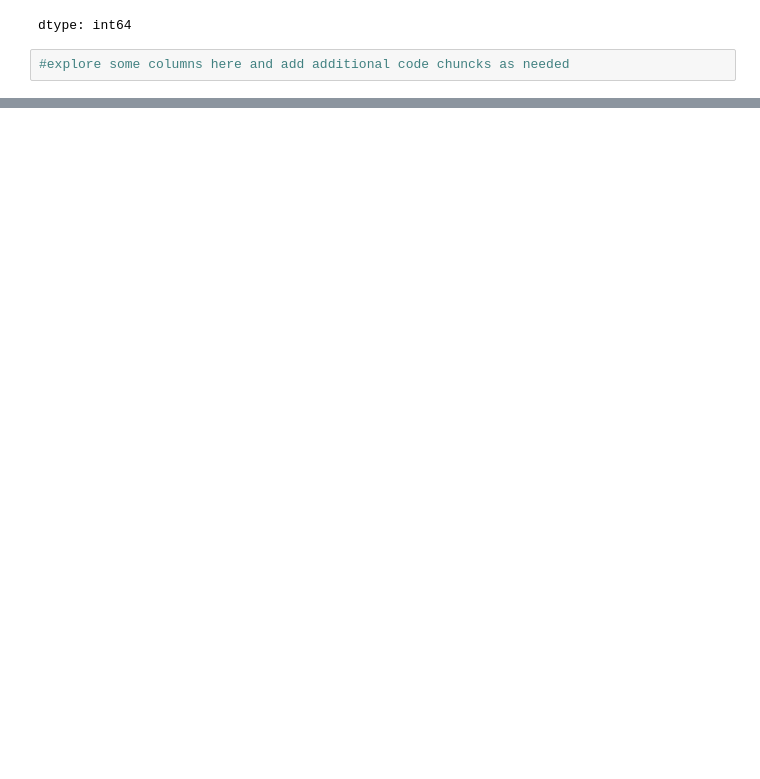
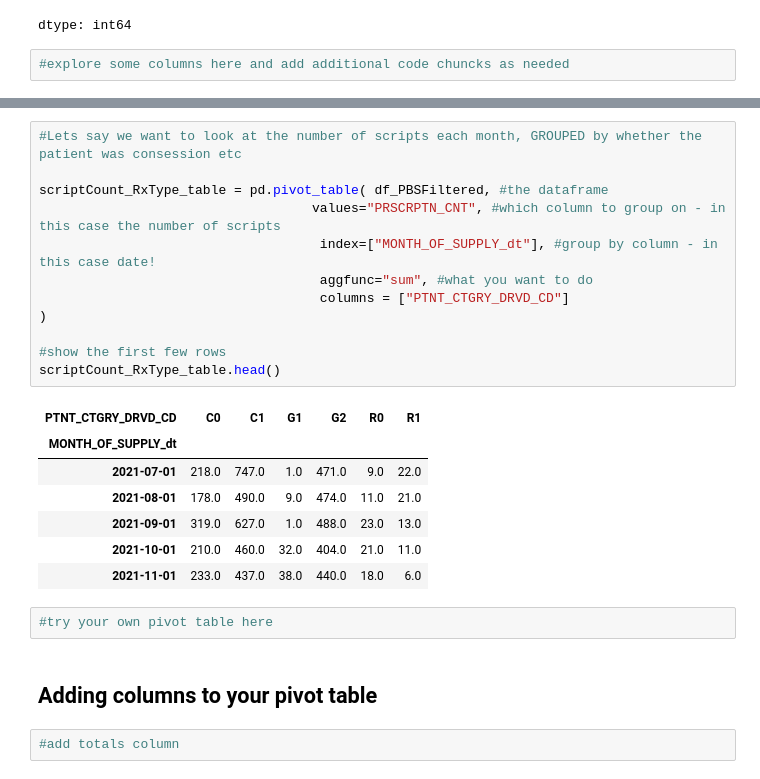
Before and after one commit to p-stehlik/StudentNotebooks, a Jupyter notebook: PBSTimeSeries.ipynb, the cells around one changed output, grey strips where cells are left out. Saved outputs shown, nothing was run; the diff lists cells and outputs as text; blank space fills up the shorter version.

```diff
--- a/PBSTimeSeries.ipynb
+++ b/PBSTimeSeries.ipynb
@@ -202,0 +226,26 @@ Pivot tables are highly useful tools to summarise data. This can be done in [Exc
+# %%
+#Lets say we want to look at the number of scripts each month, GROUPED by whether the patient was consession etc
+
+scriptCount_RxType_table = pd.pivot_table( df_PBSFiltered, #the dataframe
+                                   values="PRSCRPTN_CNT", #which column to group on - in this case the number of scripts
+                                    index=["MONTH_OF_SUPPLY_dt"], #group by column - in this case date!
+                                    aggfunc="sum", #what you want to do
+                                    columns = ["PTNT_CTGRY_DRVD_CD"]
+)
+
+#show the first few rows
+scriptCount_RxType_table.head()
+# %% [output]
+| PTNT_CTGRY_DRVD_CD | C0 | C1 | G1 | G2 | R0 | R1 |
+| MONTH_OF_SUPPLY_dt |  |  |  |  |  |  |
+| 2021-07-01 | 218.0 | 747.0 | 1.0 | 471.0 | 9.0 | 22.0 |
+| 2021-08-01 | 178.0 | 490.0 | 9.0 | 474.0 | 11.0 | 21.0 |
+| 2021-09-01 | 319.0 | 627.0 | 1.0 | 488.0 | 23.0 | 13.0 |
+| 2021-10-01 | 210.0 | 460.0 | 32.0 | 404.0 | 21.0 | 11.0 |
+| 2021-11-01 | 233.0 | 437.0 | 38.0 | 440.0 | 18.0 | 6.0 |
+# %%
+#try your own pivot table here
+# %% [markdown]
+## Adding columns to your pivot table
+# %%
+#add totals column
```
Also changed, not shown: parts of 12 cells of this notebook.
